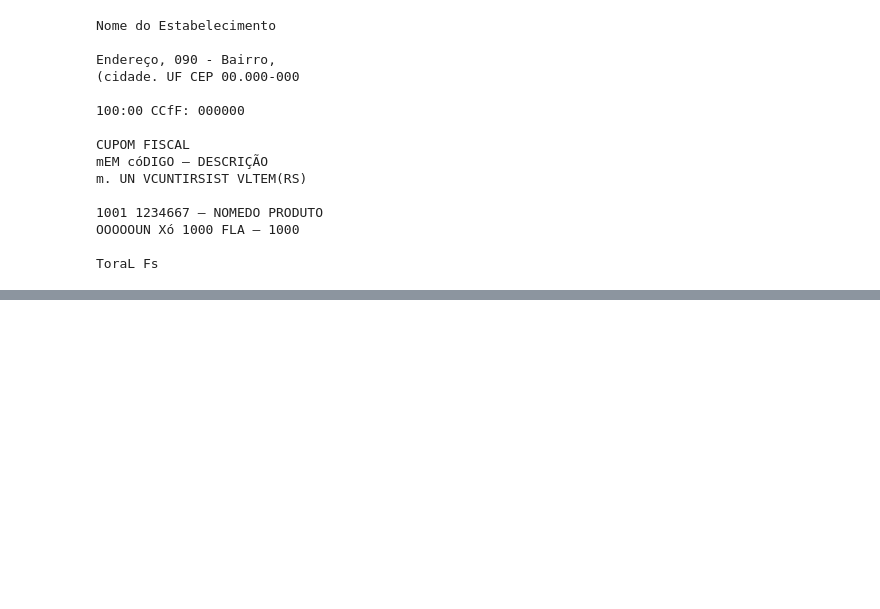
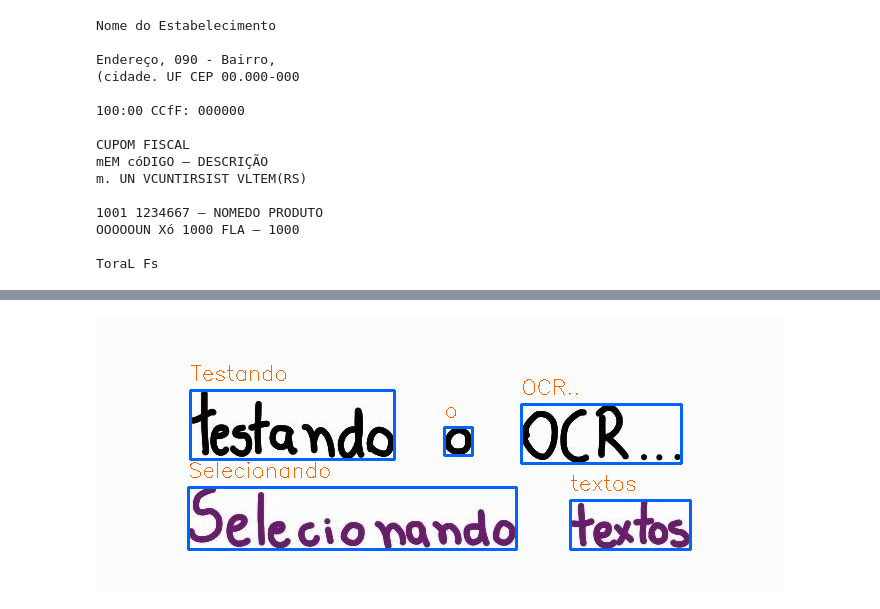
Before and after one commit to fcoprata/text-recognize, a Jupyter notebook: ocr_estudy.ipynb, the cells around one changed output, grey strips where cells are left out. Drawn from its saved outputs; the diff is of its cells as text; code cells hidden in the pictures; blank space fills up the shorter version.

```diff
--- a/ocr_estudy.ipynb
+++ b/ocr_estudy.ipynb
@@ -245,0 +323,13 @@ ToraL Fs
+# %%
+img_copia = rgb.copy()
+for i in range(len(resultado['text'])):
+  confianca = int(resultado['conf'][i])
+  if confianca > min_conf:
+    x, y, img = caixa_texto(resultado, img_copia)
+
+    texto = resultado['text'][i]
+    cv2.putText(img, texto, (x,y-10), cv2.FONT_HERSHEY_SIMPLEX, 0.7,(0,100,255))
+
+cv2_imshow(img_copia)
+# %% [output]
+[figure, added]
```
Also changed, not shown: parts of 28 cells of this notebook.
